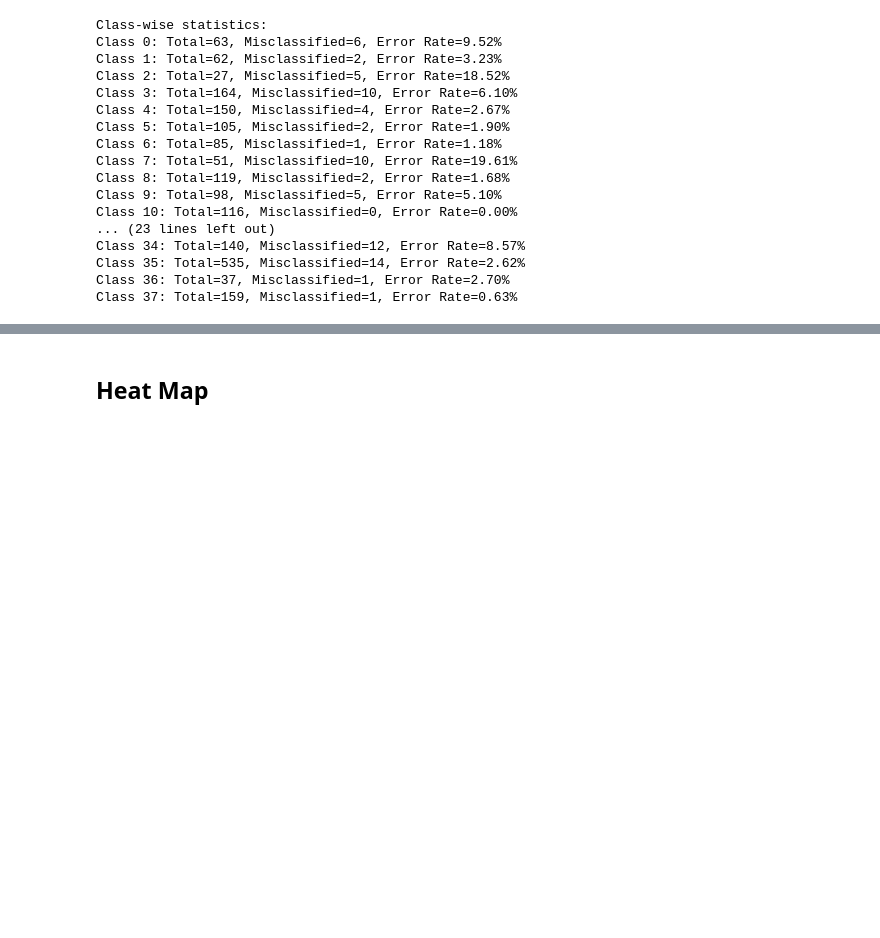
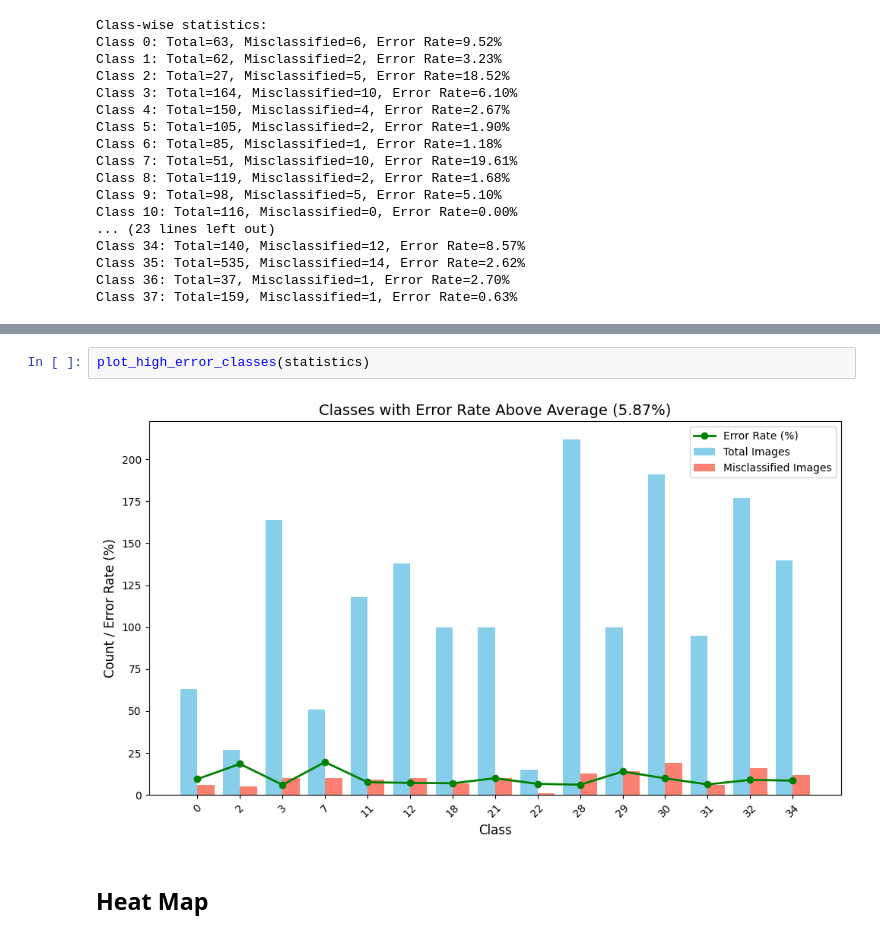
Before and after one commit to cycileo/FDS-Project, a Jupyter notebook: main.ipynb, the cells around one changed output, grey strips where cells are left out. Saved outputs shown, nothing was run; the diff lists cells and outputs as text; blank space fills up the shorter version.

```diff
--- a/main.ipynb
+++ b/main.ipynb
@@ -323,3 +351,7 @@ plot_class_statistics(statistics)
+# %%
+plot_high_error_classes(statistics)
+# %% [output]
+[figure, added]
 # %% [markdown]
 ## **Heat Map**
 # %% [markdown]
```
Also changed, not shown: parts of 4 cells of this notebook.
